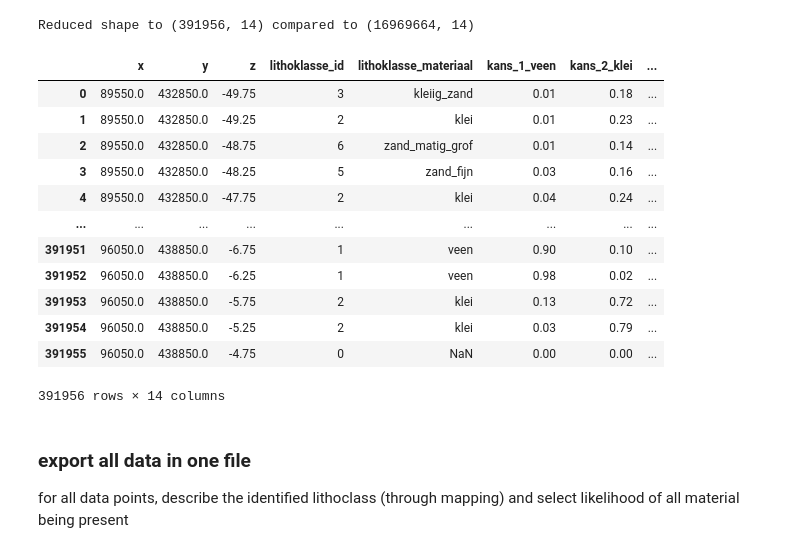
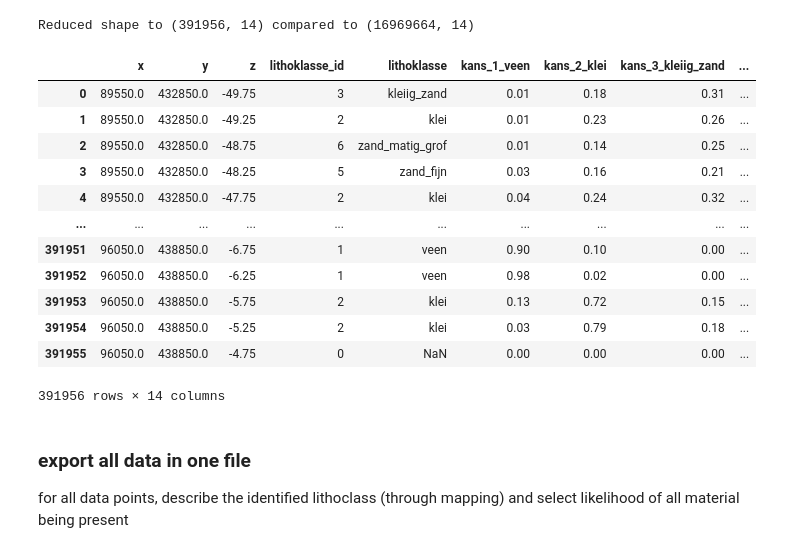
Before and after one commit to silviaelisabeth/UndergroundVisuals_Rotterdam, a Jupyter notebook: dev_layer_plot.ipynb, the cells around one changed output. Cells and saved outputs as stored; diff of their text form; code cells hidden in the pictures.

```diff
--- a/dev_layer_plot.ipynb
+++ b/dev_layer_plot.ipynb
@@ -358,30 +358,30 @@ Reduced shape to (391956, 14) compared to (16969664, 14)
 # %%
 selected_columns = [
     'x', 'y', 'z', 'lithoklasse', 'lithoclass_material',
     'kans_1_veen', 'kans_2_klei', 'kans_3_kleiig_zand', 'kans_4_vervallen', 'kans_5_zand_fijn',
     'kans_6_zand_matig_grof', 'kans_7_zand_grof', 'kans_8_grind', 'kans_9_schelpen'
 ]
 
 cropped = cropped.reset_index()[selected_columns]
 cropped.rename(columns={
     'lithoklasse':'lithoklasse_id',
-    'lithoclass_material':'lithoklasse_materiaal'
+    'lithoclass_material':'lithoklasse'
     }, inplace=True)
 
 cropped
 # %% [output]
-|  | x | y | z | lithoklasse_id | lithoklasse_materiaal | kans_1_veen | kans_2_klei | ... |
-| 0 | 89550.0 | 432850.0 | -49.75 | 3 | kleiig_zand | 0.01 | 0.18 | ... |
-| 1 | 89550.0 | 432850.0 | -49.25 | 2 | klei | 0.01 | 0.23 | ... |
-| 2 | 89550.0 | 432850.0 | -48.75 | 6 | zand_matig_grof | 0.01 | 0.14 | ... |
-| 3 | 89550.0 | 432850.0 | -48.25 | 5 | zand_fijn | 0.03 | 0.16 | ... |
-| 4 | 89550.0 | 432850.0 | -47.75 | 2 | klei | 0.04 | 0.24 | ... |
-| ... | ... | ... | ... | ... | ... | ... | ... | ... |
-| 391951 | 96050.0 | 438850.0 | -6.75 | 1 | veen | 0.90 | 0.10 | ... |
-| 391952 | 96050.0 | 438850.0 | -6.25 | 1 | veen | 0.98 | 0.02 | ... |
-| 391953 | 96050.0 | 438850.0 | -5.75 | 2 | klei | 0.13 | 0.72 | ... |
-| 391954 | 96050.0 | 438850.0 | -5.25 | 2 | klei | 0.03 | 0.79 | ... |
-| 391955 | 96050.0 | 438850.0 | -4.75 | 0 | NaN | 0.00 | 0.00 | ... |
+|  | x | y | z | lithoklasse_id | lithoklasse | kans_1_veen | kans_2_klei | kans_3_kleiig_zand | ... |
+| 0 | 89550.0 | 432850.0 | -49.75 | 3 | kleiig_zand | 0.01 | 0.18 | 0.31 | ... |
+| 1 | 89550.0 | 432850.0 | -49.25 | 2 | klei | 0.01 | 0.23 | 0.26 | ... |
+| 2 | 89550.0 | 432850.0 | -48.75 | 6 | zand_matig_grof | 0.01 | 0.14 | 0.25 | ... |
+| 3 | 89550.0 | 432850.0 | -48.25 | 5 | zand_fijn | 0.03 | 0.16 | 0.21 | ... |
+| 4 | 89550.0 | 432850.0 | -47.75 | 2 | klei | 0.04 | 0.24 | 0.32 | ... |
+| ... | ... | ... | ... | ... | ... | ... | ... | ... | ... |
+| 391951 | 96050.0 | 438850.0 | -6.75 | 1 | veen | 0.90 | 0.10 | 0.00 | ... |
+| 391952 | 96050.0 | 438850.0 | -6.25 | 1 | veen | 0.98 | 0.02 | 0.00 | ... |
+| 391953 | 96050.0 | 438850.0 | -5.75 | 2 | klei | 0.13 | 0.72 | 0.15 | ... |
+| 391954 | 96050.0 | 438850.0 | -5.25 | 2 | klei | 0.03 | 0.79 | 0.18 | ... |
+| 391955 | 96050.0 | 438850.0 | -4.75 | 0 | NaN | 0.00 | 0.00 | 0.00 | ... |
 391956 rows × 14 columns
 # %%
 profiled = cropped.groupby(['x', 'y']).apply(
```
Also changed, not shown: parts of 1 cell of this notebook.
